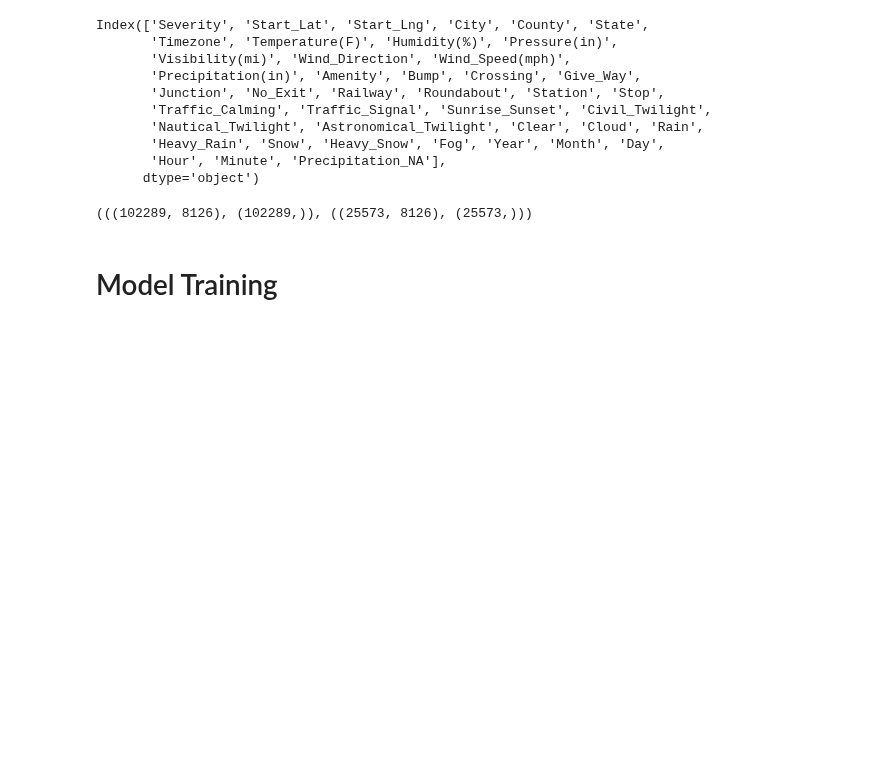
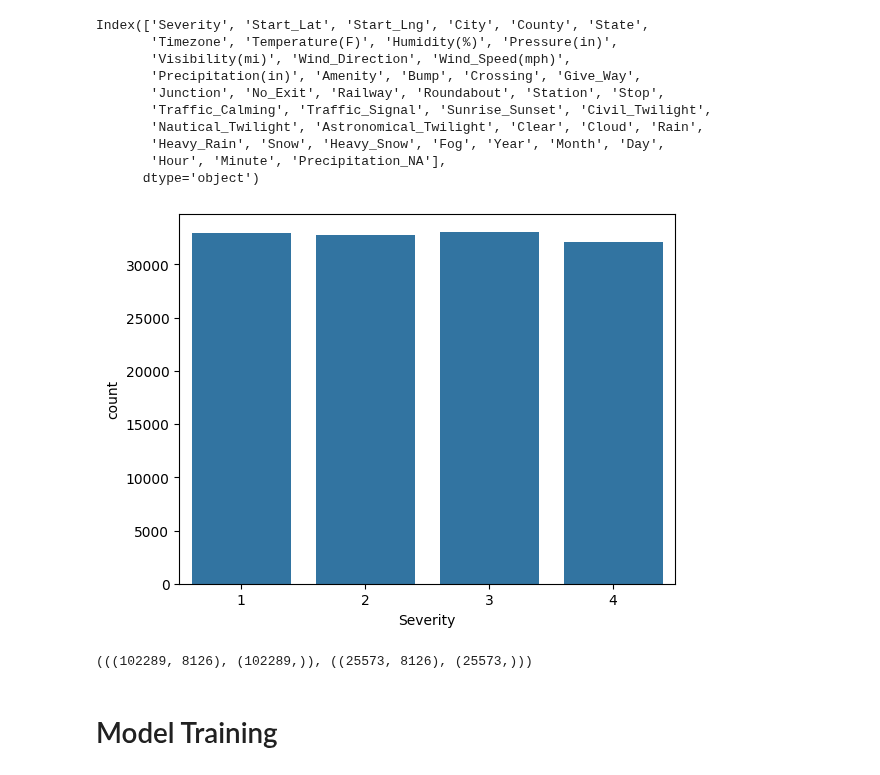
Before and after one commit to henry-bao/paml-final-project, a Jupyter notebook: src/model_training.ipynb, the cells around one changed output. Cells and saved outputs as stored; diff of their text form; code cells hidden in the pictures; blank space fills up the shorter version.

```diff
--- a/src/model_training.ipynb
+++ b/src/model_training.ipynb
@@ -46,6 +46,11 @@ Index(['Severity', 'Start_Lat', 'Start_Lng', 'City', 'County', 'State',
        'Heavy_Rain', 'Snow', 'Heavy_Snow', 'Fog', 'Year', 'Month', 'Day',
        'Hour', 'Minute', 'Precipitation_NA'],
       dtype='object')
+# %%
+sns.countplot(x='Severity', data=df)
+plt.show()
+# %% [output]
+[figure, added]
 # %%
 df_dummy = pd.get_dummies(df, drop_first=True)
 
```
Also changed, not shown: parts of 1 cell of this notebook, 7 other files.
